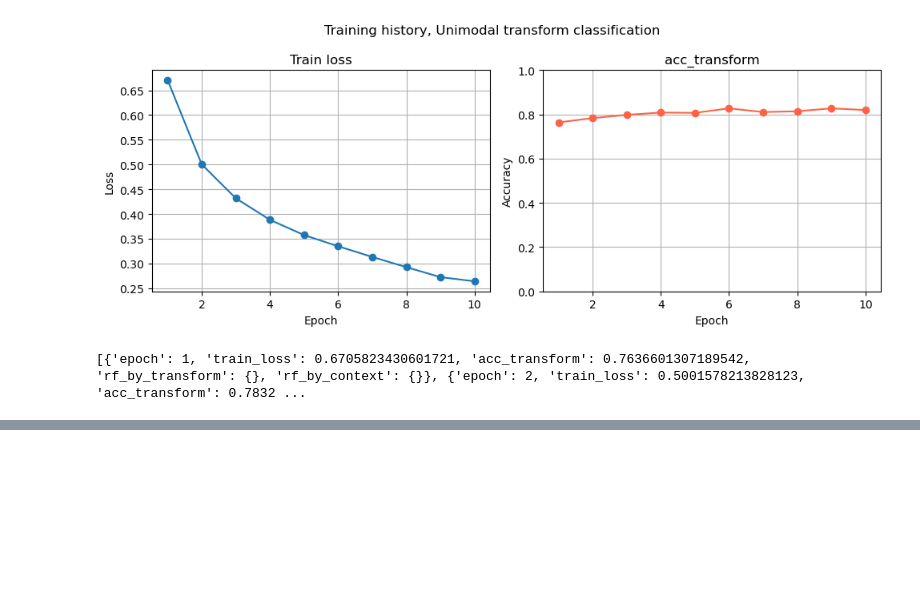
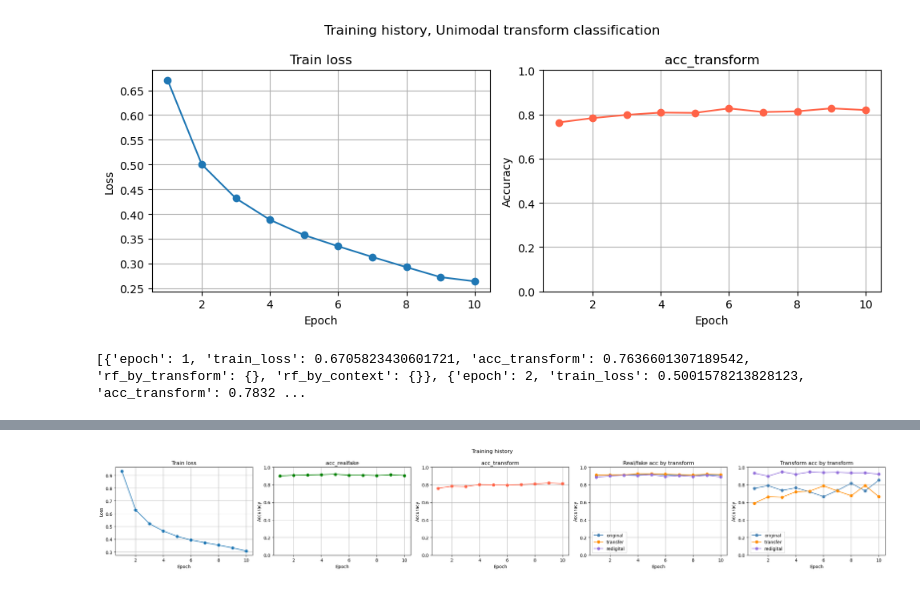
Before and after one commit to refouch/post_processed_ai_gen_detection, a Jupyter notebook: main.ipynb, the cells around one changed output, grey strips where cells are left out. Cells and saved outputs as stored; diff of their text form; code cells hidden in the pictures; blank space fills up the shorter version.

```diff
--- a/main.ipynb
+++ b/main.ipynb
@@ -167,0 +182,24 @@ evaluate(m2,test_loader,device)
+# %%
+import torch
+import torch.nn as nn
+from modules.network import JointDetectNet
+from modules.train import train_model
+from modules.evaulation import evaluate
+
+device = "cuda" if torch.cuda.is_available() else "cpu"
+
+criterion = nn.CrossEntropyLoss()
+
+mt = JointDetectNet(n_transforms=3, unfreeze_last_block=True).to(device)
+
+opt_mt = torch.optim.Adam([
+    {"params": mt.backbone.layer4.parameters(), "lr": 1e-4},
+    {"params": mt.head_realfake.parameters(),   "lr": 1e-3},
+    {"params": mt.head_transform.parameters(),  "lr": 1e-3},
+])
+
+mt, hmt = train_model(
+    mt, train_loader, val_loader, opt_mt, criterion, device,
+    epochs=10, alpha=1.0, beta=1.0,
+    save_path="checkpoints/multitask.pt"
+)
@@ -167,0 +222,5 @@ evaluate(m2,test_loader,device)
+# %%
+from modules.utils import plot_history
+plot_history(hmt, save_path='plots/mutlitask_balanced_history.png')
+# %% [output]
+[figure, added]
```
Also changed, not shown: parts of 12 cells of this notebook.
